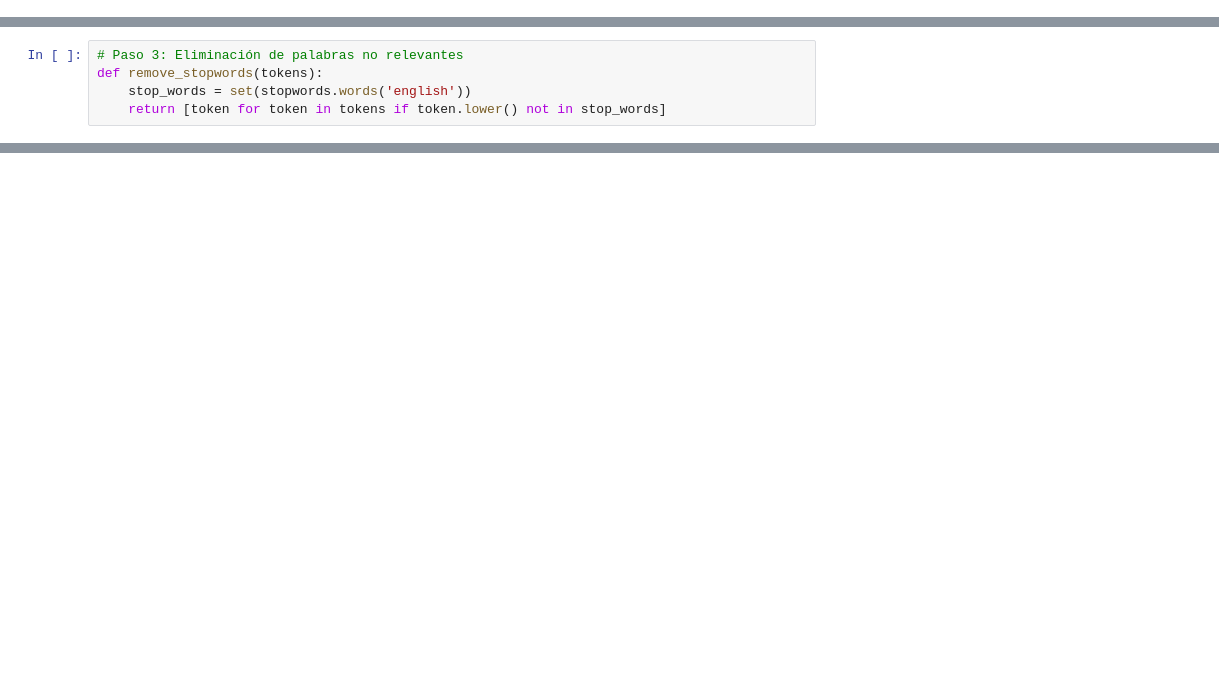
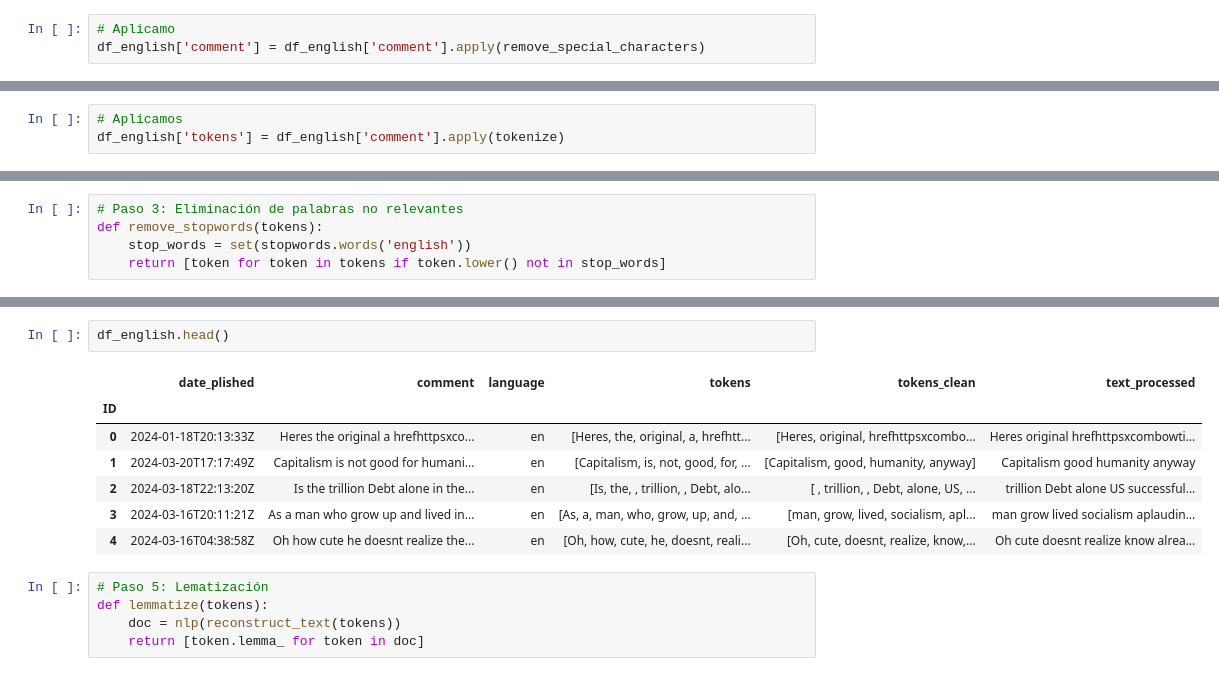
Before and after one commit to Martinerramuspe/milei-project-nlp, a Jupyter notebook: Data_preprocess.ipynb, the cells around one changed output, grey strips where cells are left out. Saved outputs shown, nothing was run; the diff lists cells and outputs as text; blank space fills up the shorter version.

```diff
--- a/Data_preprocess.ipynb
+++ b/Data_preprocess.ipynb
@@ -283,3 +314,6 @@ nlp = spacy.load('es_core_news_sm')
 # Funcion 1: Eliminación de caracteres especiales y números, no contribuyen a la clasificacion.
 def remove_special_characters(text):
     return re.sub(r'[^a-zA-Z\s]', '', text)
+# %%
+# Aplicamo
+df_english['comment'] = df_english['comment'].apply(remove_special_characters)
@@ -288,3 +328,6 @@ def remove_special_characters(text):
 def tokenize(text):
     doc = nlp(text)
     return [token.text for token in doc]
+# %%
+# Aplicamos
+df_english['tokens'] = df_english['comment'].apply(tokenize)
@@ -295,0 +387,15 @@ def remove_stopwords(tokens):
+# %%
+df_english.head()
+# %% [output]
+|  | date_plished | comment | language | tokens | tokens_clean | text_processed |
+| ID |  |  |  |  |  |  |
+| 0 | 2024-01-18T20:13:33Z | Heres the original a hrefhttpsxco... | en | [Heres, the, original, a, hrefhtt... | [Heres, original, hrefhttpsxcombo... | Heres original hrefhttpsxcombowti... |
+| 1 | 2024-03-20T17:17:49Z | Capitalism is not good for humani... | en | [Capitalism, is, not, good, for, ... | [Capitalism, good, humanity, anyway] | Capitalism good humanity anyway |
+| 2 | 2024-03-18T22:13:20Z | Is the trillion Debt alone in the... | en | [Is, the, , trillion, , Debt, alo... | [ , trillion, , Debt, alone, US, ... | trillion Debt alone US successful... |
+| 3 | 2024-03-16T20:11:21Z | As a man who grow up and lived in... | en | [As, a, man, who, grow, up, and, ... | [man, grow, lived, socialism, apl... | man grow lived socialism aplaudin... |
+| 4 | 2024-03-16T04:38:58Z | Oh how cute he doesnt realize the... | en | [Oh, how, cute, he, doesnt, reali... | [Oh, cute, doesnt, realize, know,... | Oh cute doesnt realize know alrea... |
+# %%
+# Paso 5: Lematización
+def lemmatize(tokens):
+    doc = nlp(reconstruct_text(tokens))
+    return [token.lemma_ for token in doc]
```
Also changed, not shown: parts of 19 cells of this notebook, 1 other file.
